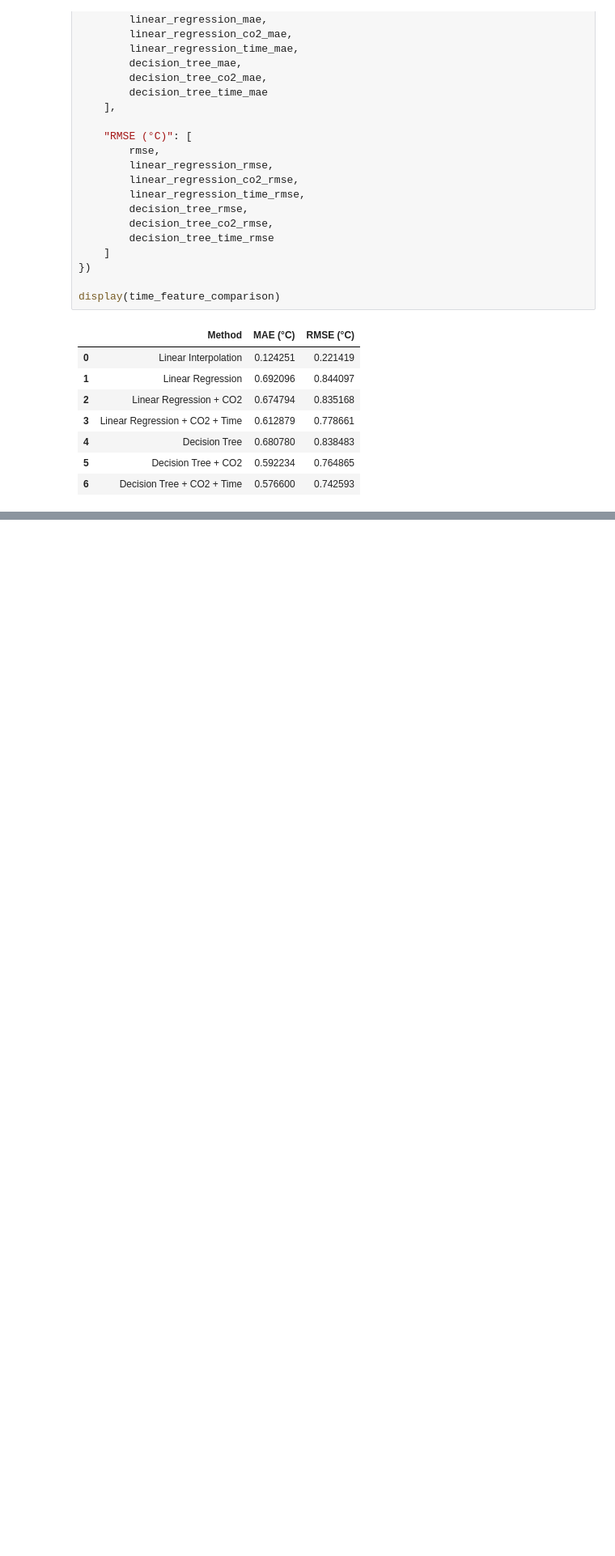
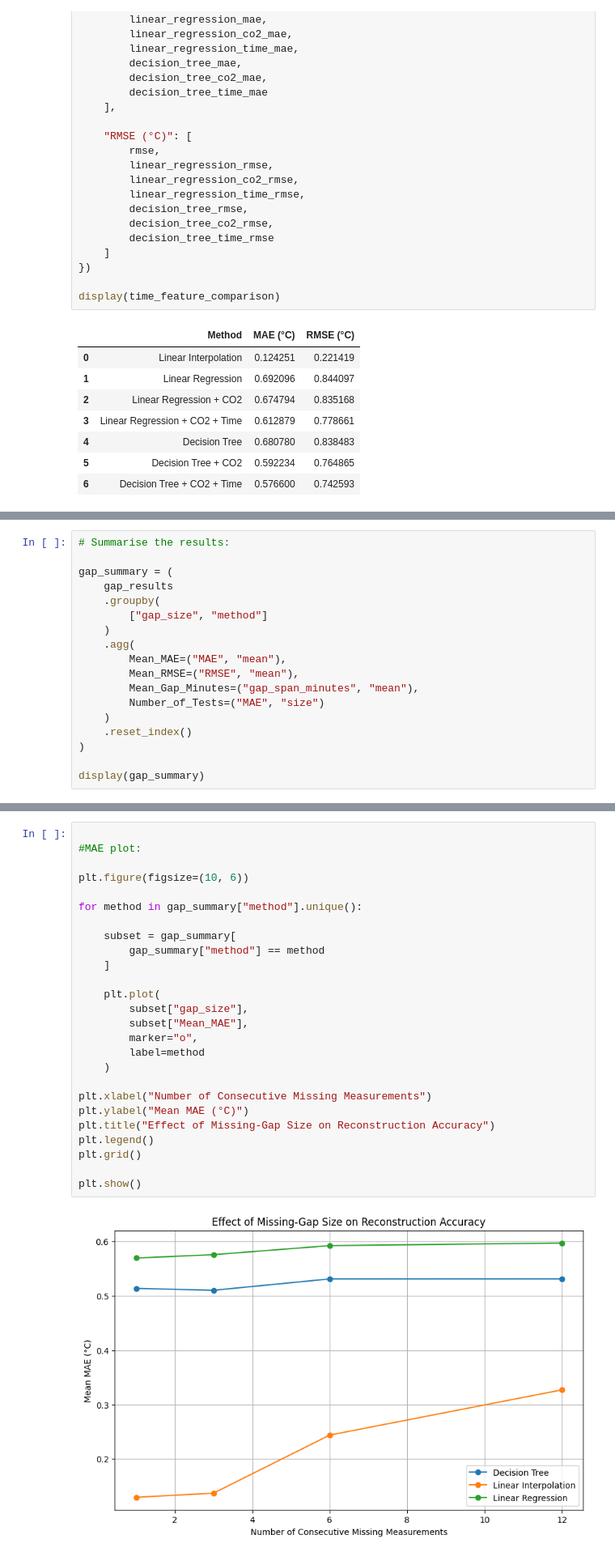
Before and after one commit to eliseiuoi/MMA3001-smart-building-sensor-reconstruction, a Jupyter notebook: 02_reconstruction_validation_ipynb.ipynb, the cells around one changed output, grey strips where cells are left out. Shown at 81% size. Saved outputs shown, nothing was run; the diff lists cells and outputs as text; blank space fills up the shorter version.

Commit message:
Complete reconstruction analysis and final validation

```diff
--- a/02_reconstruction_validation_ipynb.ipynb
+++ b/02_reconstruction_validation_ipynb.ipynb
@@ -1236,0 +1527,18 @@ display(time_feature_comparison)
+# %%
+# Summarise the results:
+
+gap_summary = (
+    gap_results
+    .groupby(
+        ["gap_size", "method"]
+    )
+    .agg(
+        Mean_MAE=("MAE", "mean"),
+        Mean_RMSE=("RMSE", "mean"),
+        Mean_Gap_Minutes=("gap_span_minutes", "mean"),
+        Number_of_Tests=("MAE", "size")
+    )
+    .reset_index()
+)
+
+display(gap_summary)
@@ -1236,0 +1587,28 @@ display(time_feature_comparison)
+# %%
+
+#MAE plot:
+
+plt.figure(figsize=(10, 6))
+
+for method in gap_summary["method"].unique():
+
+    subset = gap_summary[
+        gap_summary["method"] == method
+    ]
+
+    plt.plot(
+        subset["gap_size"],
+        subset["Mean_MAE"],
+        marker="o",
+        label=method
+    )
+
+plt.xlabel("Number of Consecutive Missing Measurements")
+plt.ylabel("Mean MAE (°C)")
+plt.title("Effect of Missing-Gap Size on Reconstruction Accuracy")
+plt.legend()
+plt.grid()
+
+plt.show()
+# %% [output]
+[figure, added]
```
Also changed, not shown: parts of 61 cells of this notebook.
